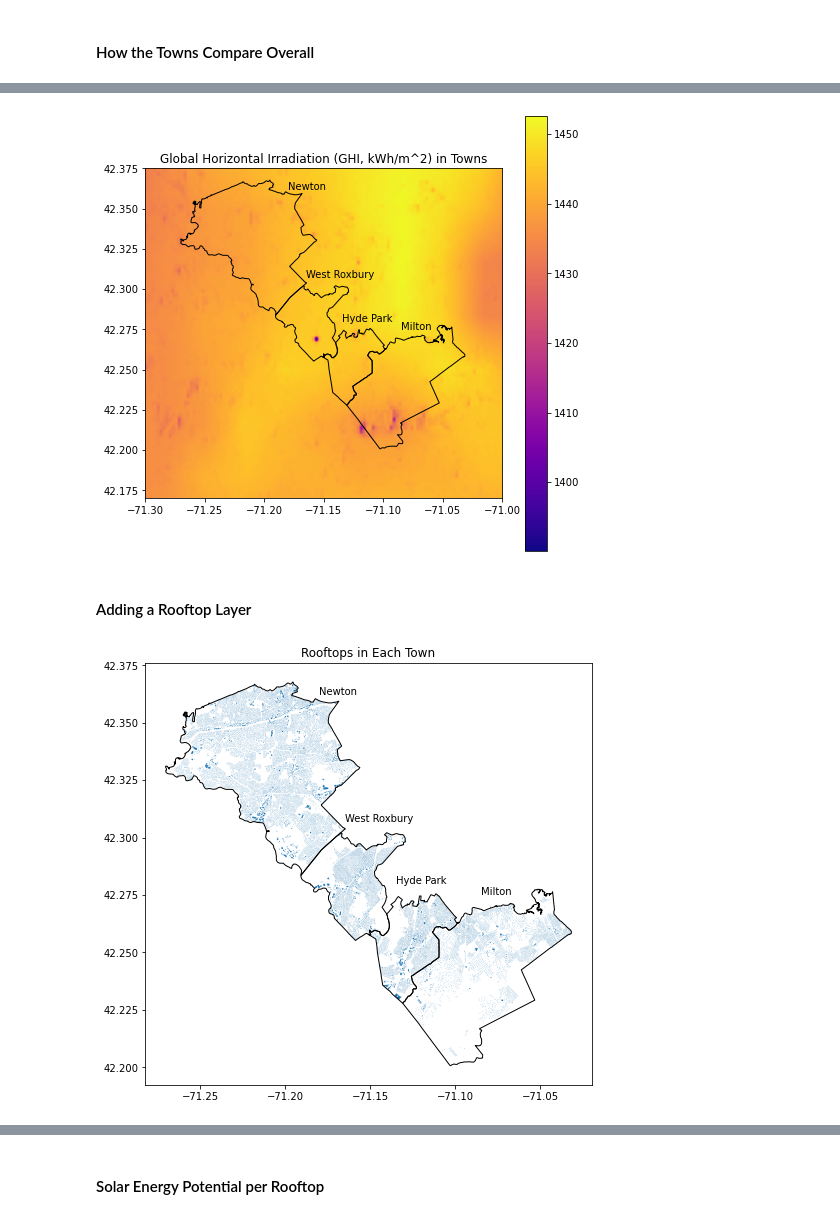
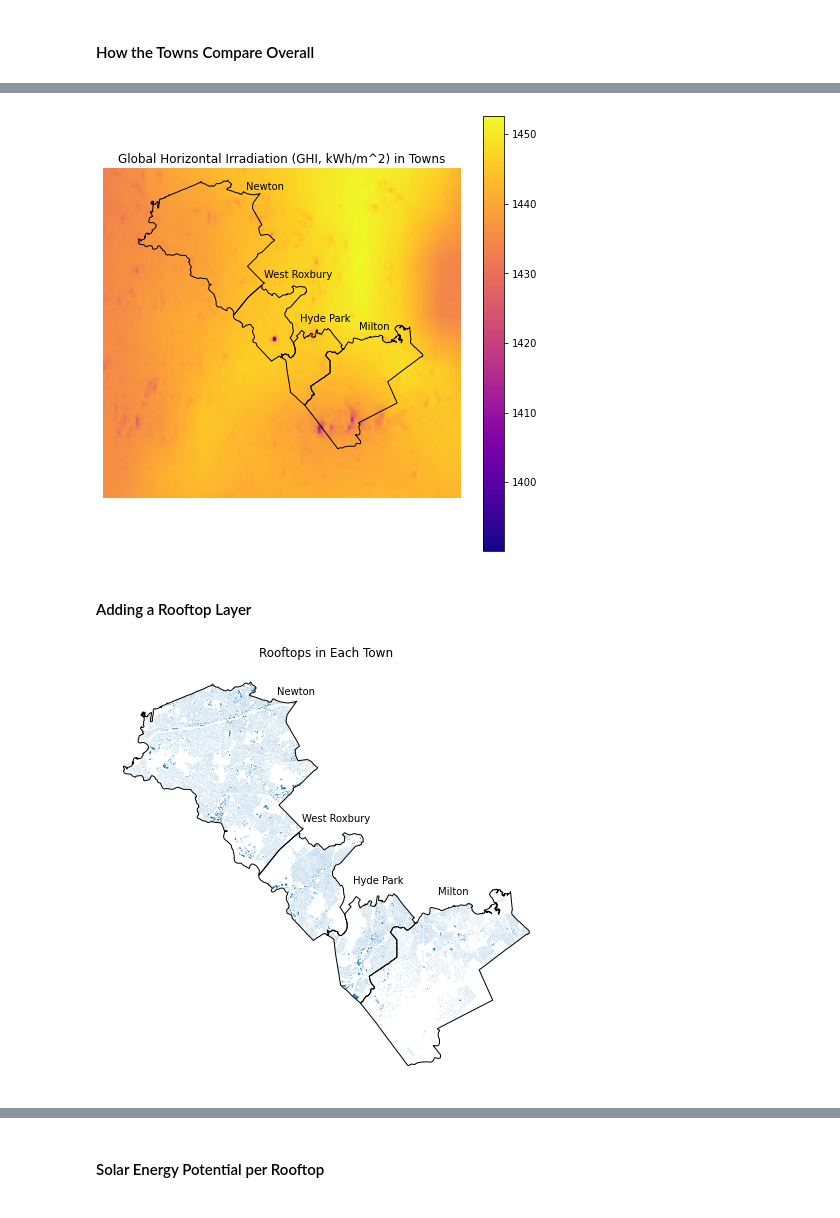
Before and after one commit to ghostpress/ma-solar, a Jupyter notebook: code/initViz.ipynb, the cells around one changed output, grey strips where cells are left out. Cells and saved outputs as stored; diff of their text form; code cells hidden in the pictures.

```diff
--- a/code/initViz.ipynb
+++ b/code/initViz.ipynb
@@ -516,24 +499,25 @@ extent = [solar_file.bounds[i] for i in [0, 2, 1, 3]]
 # %%
 fig4, ax4 = plt.subplots()
 fig4.set_size_inches(8, 8)
 
 img = ax4.imshow(solar, extent=extent, cmap='plasma')
 plt.colorbar(img)
 
 solarshp.plot(ax=ax4, color='None', edgecolor='black')
 
 # Town labels
 ax4.text(-71.180, 42.362, 'Newton')
 ax4.text(-71.165, 42.307, 'West Roxbury')
 ax4.text(-71.135, 42.280, 'Hyde Park')
 ax4.text(-71.085, 42.275, 'Milton')
 
 ax4.set_title('Global Horizontal Irradiation (GHI, kWh/m^2) in Towns')
+ax4.set_axis_off()
 
 # Save image
 plt.savefig(outputDir('viz/GHItowns.png'), dpi=150, format='png')
 # %% [output]
-[figure, old version]
+[figure, new version]
 # %% [markdown]
 #### Adding a Rooftop Layer
 # %%
@@ -563,11 +547,12 @@ ax5.text(-71.135, 42.280, 'Hyde Park')
 ax5.text(-71.085, 42.275, 'Milton')
 
 ax5.set_title('Rooftops in Each Town')
+ax5.set_axis_off()
 
 # Save image
 plt.savefig(outputDir('viz/roofs.png'), dpi=150, format='png')
 # %% [output]
-[figure, old version]
+[figure, new version]
 # %%
 fig6, ax6 = plt.subplots()
 fig6.set_size_inches(8, 8)
```
Also changed, not shown: parts of 31 cells of this notebook.
